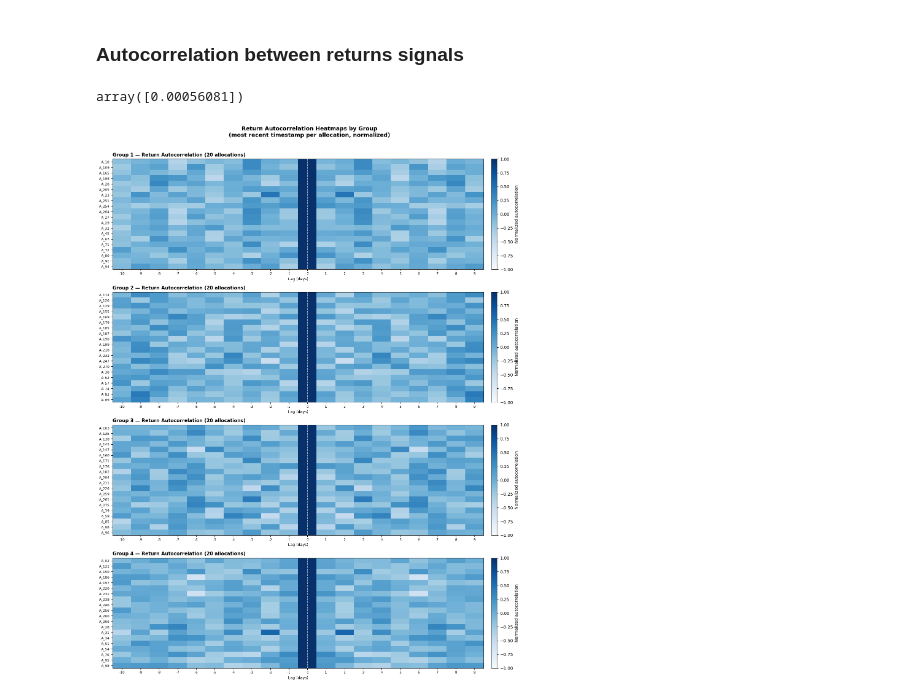
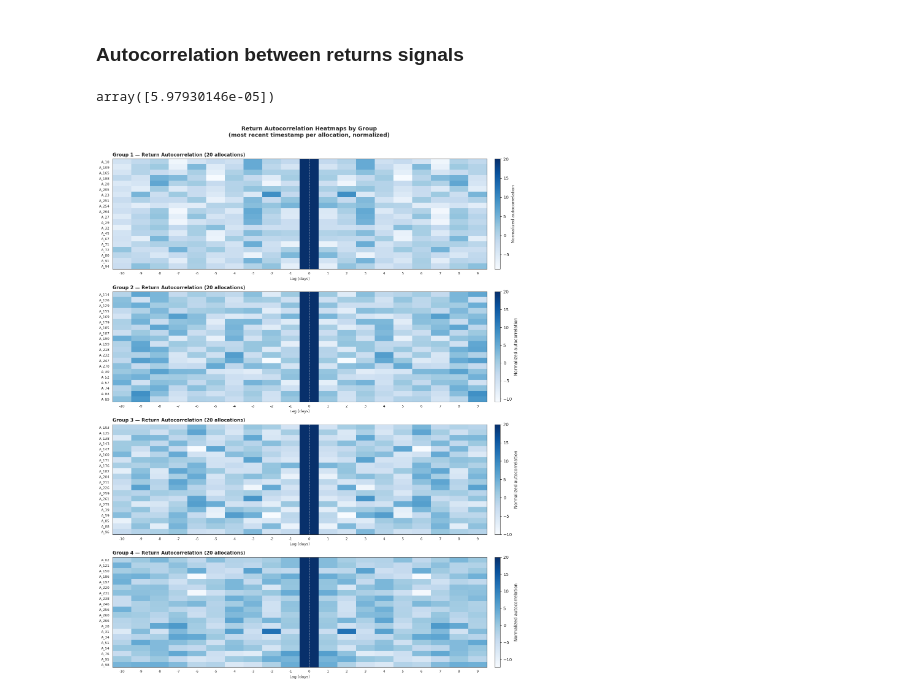
Before and after one commit to pamikem/performances_prediction_of_asset_allocations, a Jupyter notebook: notebooks/data-visualization.ipynb, the cells around one changed output. Saved outputs shown, nothing was run; the diff lists cells and outputs as text; code cells hidden in the pictures.

```diff
--- a/notebooks/data-visualization.ipynb
+++ b/notebooks/data-visualization.ipynb
@@ -62,9 +62,14 @@ SIGNED_VOLUME_7             2   0.000379
 rows_not_na = X_train.notna().all(axis=1)
 X_train = X_train[rows_not_na].copy()
 y_train = y_train[rows_not_na].copy()
+X_train.reset_index(drop=True, inplace=True)
+y_train.reset_index(drop=True, inplace=True)
 # %% [markdown]
 ### Plot Returns and Signed Volumes per Group
 # %%
 RET_COLS = [f'RET_{i}' for i in range(20, 0, -1)]       # t-20 ... t-1
 VOL_COLS = [f'SIGNED_VOLUME_{i}' for i in range(20, 0, -1)]
 X_LABELS = [f't-{i}' for i in range(20, 0, -1)]
+# %%
+g = 4
+np.mean(np.sign(X_train[X_train.GROUP==g].iloc[:,3:22] - X_train[X_train.GROUP==g].iloc[:,2:21]).prod()==1)
@@ -487,25 +494,43 @@ plt.show()
 # %% [markdown]
 ### Autocorrelation between returns signals
 # %%
-s = X_train.loc[5,RET_COLS].to_numpy()
-np.correlate(s, s, mode='valid')
+s1 = X_train.loc[5,RET_COLS].to_numpy()
+s2 = X_train.loc[6,RET_COLS].to_numpy()
+
+np.correlate(s1, s2, mode='valid')
 # %% [output]
-array([0.00056081])
+array([5.97930146e-05])
 # %%
-def compute_autocorr(signal):
+def compute_autocorr(signal, normalize=True):
     """Normalized autocorrelation of a 1D signal using np.correlate(mode='same')."""
     s = signal - signal.mean()
     v = signal.var()
-    ac = np.correlate(s, s, mode='same')
-    # ac = ac / (ac.max() if ac.max() != 0 else 1)  # normalize to [-1, 1]
-    ac = ac / (v * len(signal))
+    if normalize:
+        ac = np.correlate(s, s, mode='same')
+        ac = ac / v
+    else:
+        ac = np.correlate(signal, signal, mode='same')
     return ac
+
+def compute_crosscorr(signal1, signal2, normalize=True):
+    """Normalized cross-correlation of two 1D signals using np.correlate(mode='same')."""
+    s1 = signal1 - signal1.mean()
+    s2 = signal2 - signal2.mean()
+    v1 = signal1.var()
+    v2 = signal2.var()
+    if normalize:
+        cc = np.correlate(s1, s2, mode='same')
+        cc = cc / (np.sqrt(v1 * v2))
+    else:
+        cc = np.correlate(signal1, signal2, mode='same')
+    return cc
 # %%
 n = 20
 groups  = sorted(X_train['GROUP'].unique())
 colors  = {1: 'Blues', 2: 'Greens', 3: 'Reds', 4: 'Oranges'}
 rng     = np.random.default_rng(42)
 
+sns.set_style('white')
 fig, axes = plt.subplots(
     nrows=len(groups), ncols=1,
     figsize=(14, 4.5 * len(groups))
@@ -534,7 +559,7 @@ for ax, group_id in zip(axes, groups):
 
     for _, row in representatives.iterrows():
         rets = row[RET_COLS].values.astype(float)
-        ac   = compute_autocorr(rets)   # length 20 (mode='same' preserves length)
+        ac   = compute_autocorr(rets, normalize=True)   # length 20 (mode='same' preserves length)
         autocorr_matrix.append(ac)
         alloc_labels.append(row['ALLOCATION'].replace('ALLOCATION_', 'A_'))
 
@@ -546,32 +571,32 @@ for ax, group_id in zip(axes, groups):
 
     im = ax.imshow(
         autocorr_matrix,
         aspect='auto',
         cmap='Blues',
-        vmin=-1, vmax=1,
+        # vmin=-1, vmax=1,
         interpolation='nearest'
     )
 
     ax.set_yticks(range(n_sample))
     ax.set_yticklabels(alloc_labels, fontsize=8)
     ax.set_xticks(range(N))
     ax.set_xticklabels(lag_labels, fontsize=8)
     ax.set_xlabel('Lag (days)', fontsize=9)
     ax.set_title(f'Group {group_id} — Return Autocorrelation ({n_sample} allocations)',
                     fontsize=11, fontweight='bold', loc='left')
 
     plt.colorbar(im, ax=ax, fraction=0.03, pad=0.02, label='Normalized autocorrelation')
 
     # Vertical line at lag 0
     ax.axvline(x=N // 2, color='white', linewidth=1.2, linestyle='--', alpha=0.7)
 
 fig.suptitle(
     'Return Autocorrelation Heatmaps by Group\n'
     '(most recent timestamp per allocation, normalized)',
     fontsize=13, fontweight='bold', y=1.01
 )
 
 plt.tight_layout()
 plt.show()
 # %% [output]
-[figure, old version]
+[figure, new version]
```
Also changed, not shown: parts of 5 cells of this notebook, 3 other files.
